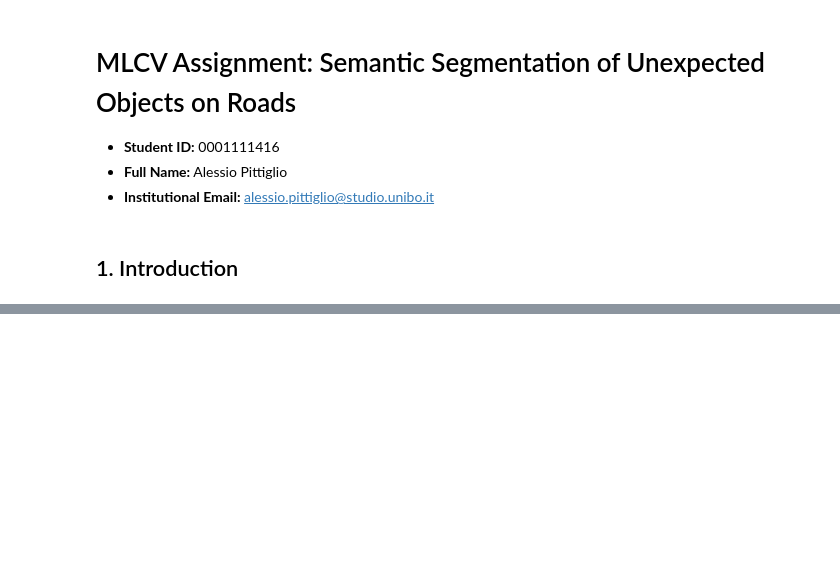
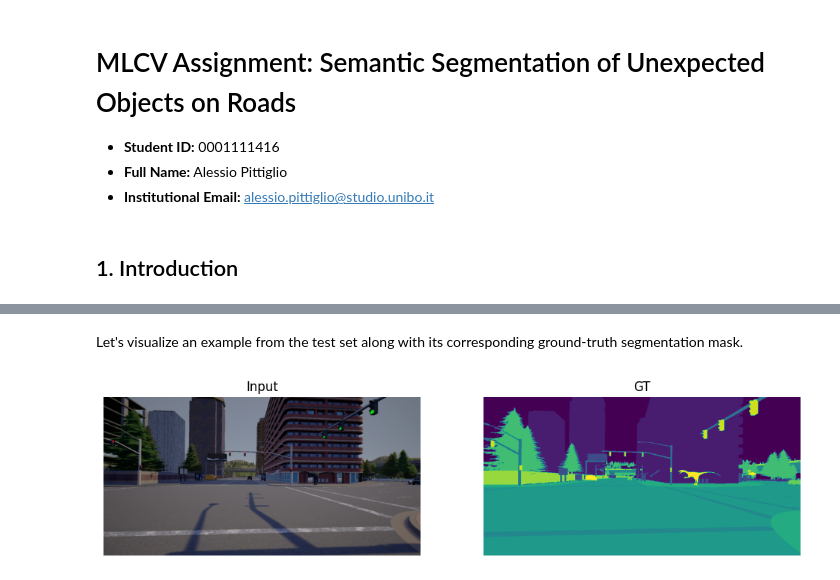
Before and after one commit to alessiopittiglio/mlcv-assignment, a Jupyter notebook: main.ipynb, the cells around one changed output, grey strips where cells are left out. Saved outputs shown, nothing was run; the diff lists cells and outputs as text; code cells hidden in the pictures; blank space fills up the shorter version.

Commit message:
Add Setup and Configuration section to main.ipynb

```diff
--- a/main.ipynb
+++ b/main.ipynb
@@ -16,0 +43,9 @@ This notebook will guide through the setup, data loading, model definition, eval
+# %%
+DATA_DIR = Path("data/")
+BATCH_SIZE = 8
+NUM_WORKERS = 4
+IMG_HEIGHT = 512
+IMG_WIDTH = 1024
+IMG_MEAN = [0.485, 0.456, 0.406]
+IMG_STD = [0.229, 0.224, 0.225]
+CHECKPOINT_PATH = "checkpoints/z5wqvtgk/epoch=08-val_miou=0.61.ckpt"
@@ -16,0 +79,38 @@ This notebook will guide through the setup, data loading, model definition, eval
+# %%
+data_module = StreetHazardsDataModule(
+    root_dir=DATA_DIR,
+    batch_size=BATCH_SIZE,
+    num_workers=NUM_WORKERS,
+    train_transform=train_transform,
+    eval_transform=eval_transform,
+)
+
+data_module.prepare_data()
+data_module.setup()
+# %% [markdown]
+Let's visualize an example from the test set along with its corresponding ground-truth segmentation mask.
+# %%
+mean = torch.tensor(IMG_MEAN).view(3, 1, 1)
+std = torch.tensor(IMG_STD).view(3, 1, 1)
+# %%
+def unnormalize(img):
+    return img * std + mean
+# %%
+test_loader = data_module.test_dataloader()
+batch = next(iter(test_loader))
+image, mask_target = batch
+
+image = unnormalize(image)
+
+plt.figure(figsize=(12, 5))
+plt.subplot(1, 2, 1)
+plt.imshow(image[3].permute(1, 2, 0))
+plt.title("Input")
+plt.axis("off")
+plt.subplot(1, 2, 2)
+plt.imshow(mask_target[3])
+plt.title("GT")
+plt.axis("off")
+plt.show()
+# %% [output]
+[figure, added]
```
Also changed, not shown: parts of 13 cells of this notebook.
